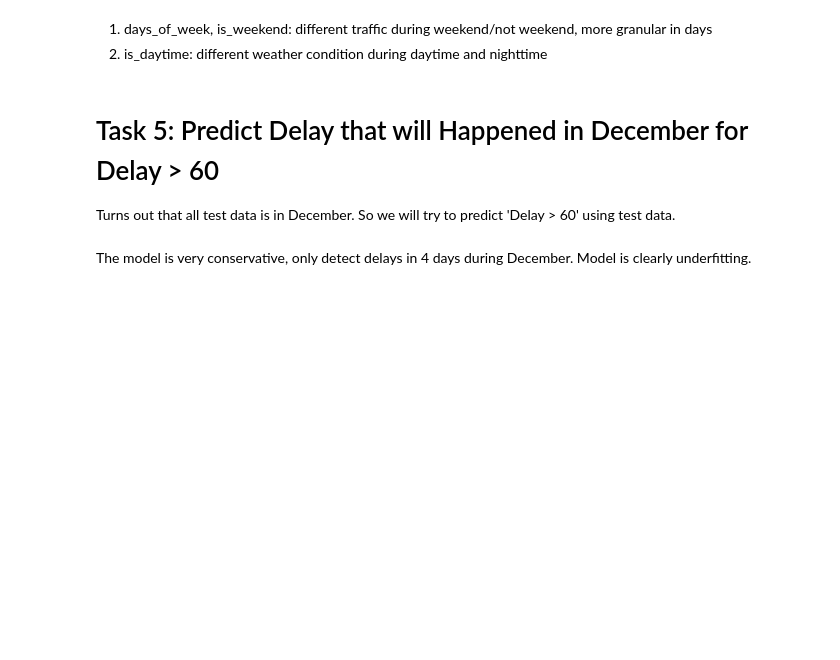
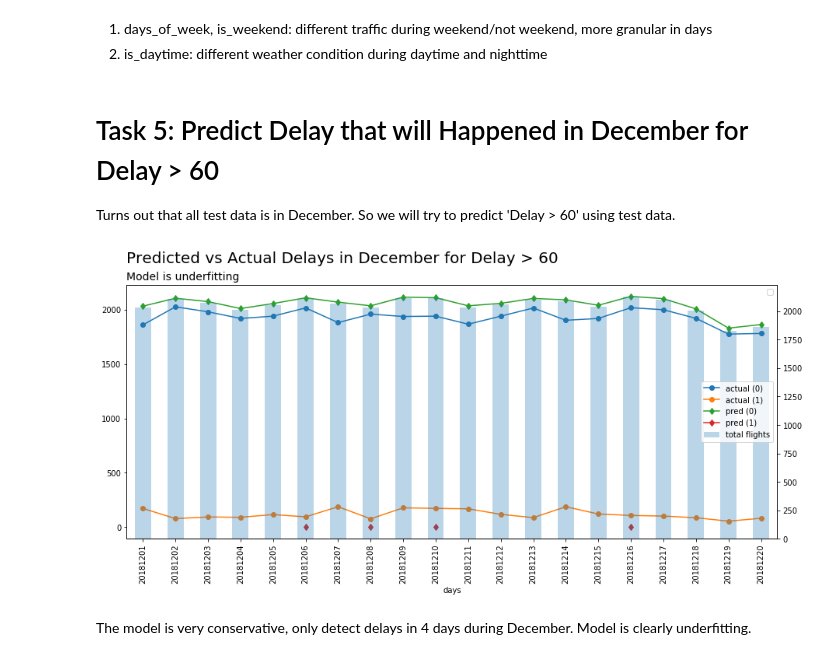
Before and after one commit to gunawanlg/iykra, a Jupyter notebook: Practice Case 04 - Foundation of Machine Learning.ipynb, the cells around one changed output. Saved outputs shown, nothing was run; the diff lists cells and outputs as text; code cells hidden in the pictures; blank space fills up the shorter version.

```diff
--- a/Practice Case 04 - Foundation of Machine Learning.ipynb
+++ b/Practice Case 04 - Foundation of Machine Learning.ipynb
@@ -744,21 +744,23 @@ Turns out that all test data is in December. So we will try to predict 'Delay >
 # %%
 fig, ax = plt.subplots(figsize=(15, 6))
 data_test.groupby(['days'])['delay_bin'].value_counts().unstack(1).plot(ax=ax, marker='o', alpha=1)
 data_test['delay_bin_pred'] = y_preds_test
 data_test.groupby(['days'])['delay_bin_pred'].value_counts().unstack(1).plot(ax=ax, marker='d', alpha=1)
 ax2 = ax.twinx()
 data_test.groupby(['days'])[col_target].count().plot.bar(ax=ax2, alpha=0.3)
 ax.legend([])
 # ax.set_ylim(0)
 # ax.set_ylabel('mean delays (min)')
 # ax2.set_ylabel('total flights')
 for tick in ax.get_xticklabels():
     tick.set_rotation(90)
 lines, labels = ax.get_legend_handles_labels()
 lines2, labels2 = ax2.get_legend_handles_labels()
-ax2.legend(lines + lines2, ['actual (0)', 'actual (1)', 'pred (0)', 'pred (1)', 'total flights'], loc=0)
-plt.suptitle('Mean Delays vs Total Flights Top 50 Airlines',fontsize=20, ha='left', x=0.125)
-plt.title('Top 5 airlines have zero delays mean',fontsize=14, loc='left')
+ax2.legend(lines + lines2, ['actual (0)', 'actual (1)', 'pred (0)', 'pred (1)', 'total flights'], loc='center right')
+plt.suptitle('Predicted vs Actual Delays in December for Delay > 60',fontsize=20, ha='left', x=0.125)
+plt.title('Model is underfitting',fontsize=14, loc='left')
 plt.show()
+# %% [output]
+[figure, added]
 # %% [markdown]
 The model is very conservative, only detect delays in 4 days during December. Model is clearly underfitting.
```
